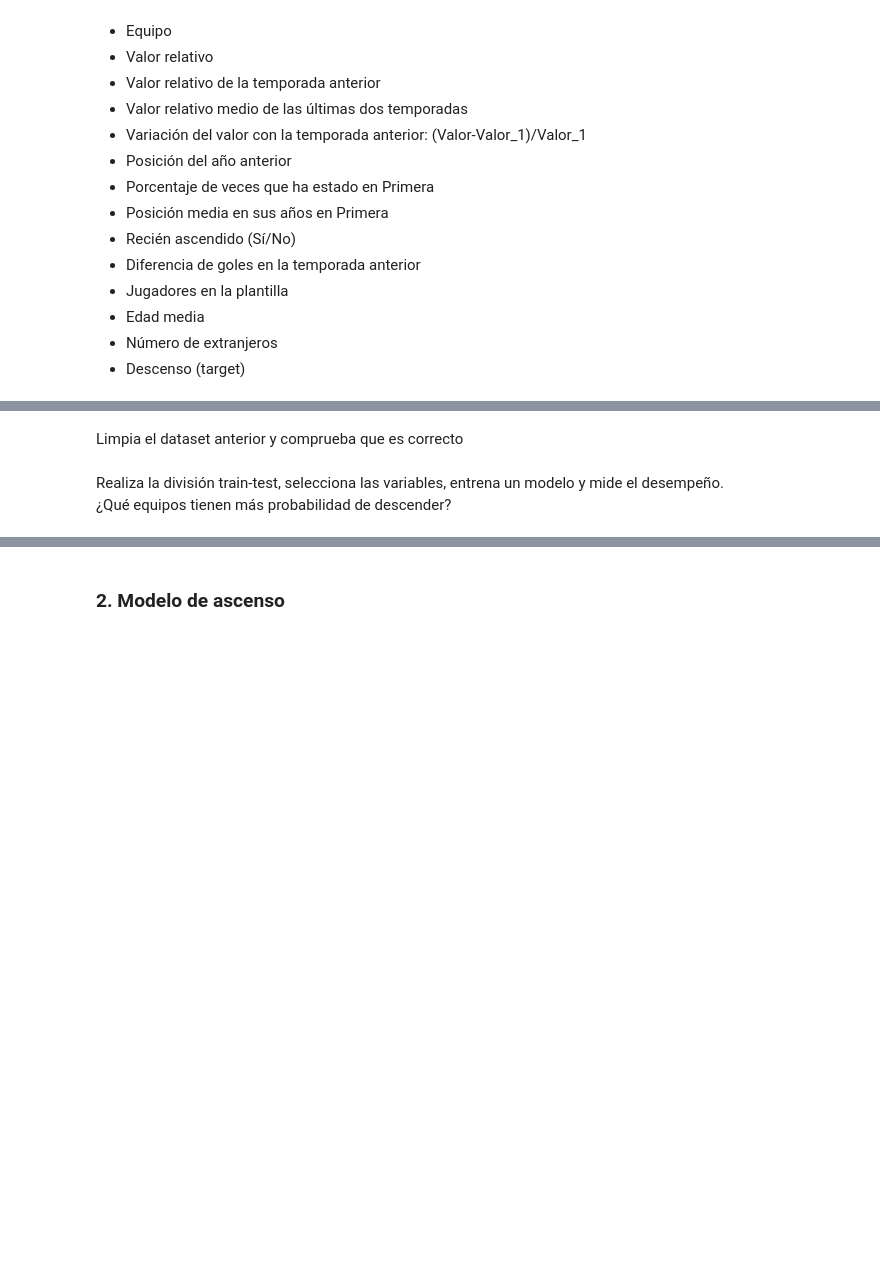
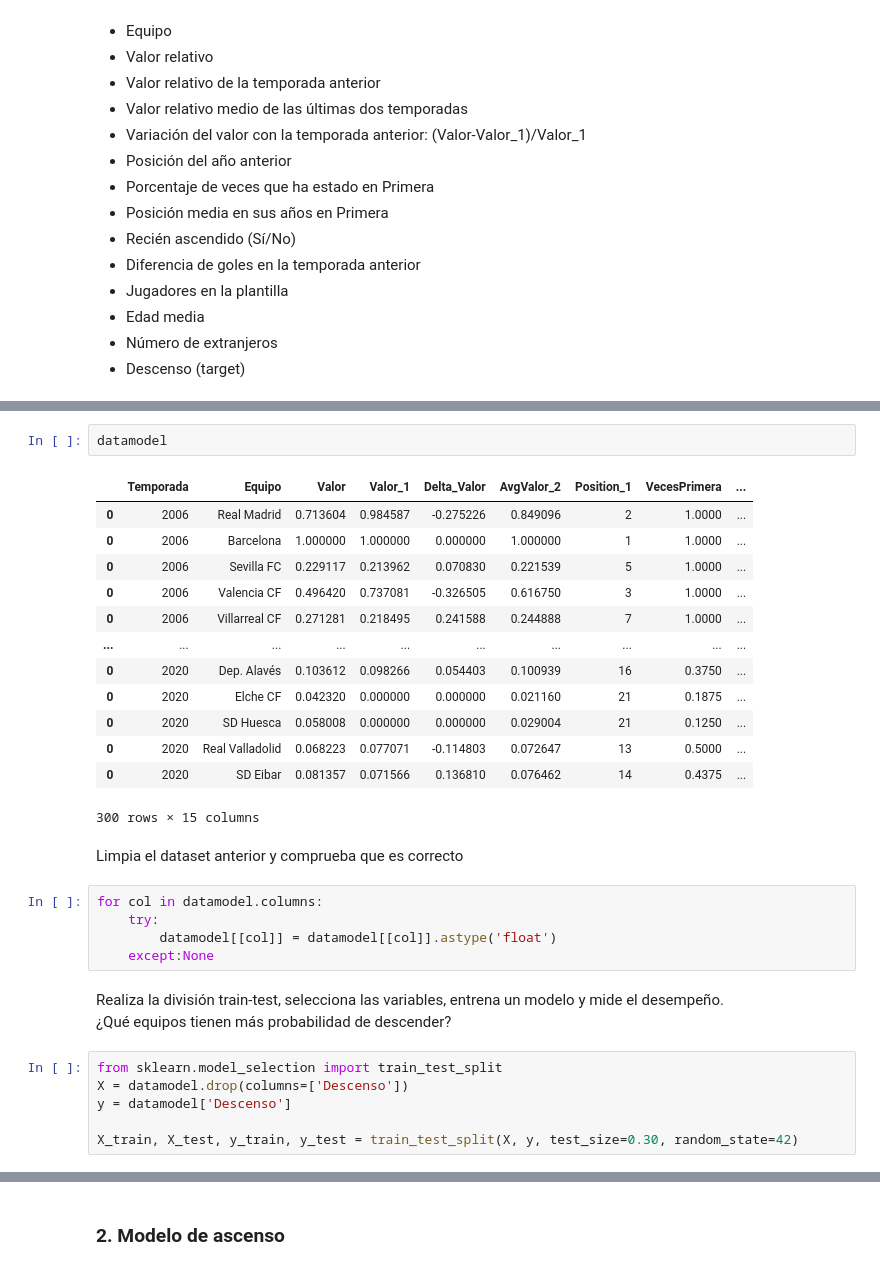
Before and after one commit to rafazamb/DS_PT_ENE21, a Jupyter notebook: 2-Machine_Learning/Casos Prácticos/Web Scraping.ipynb, the cells around one changed output, grey strips where cells are left out. Cells and saved outputs as stored; diff of their text form; blank space fills up the shorter version.

```diff
--- a/2-Machine_Learning/Casos Prácticos/Web Scraping.ipynb
+++ b/2-Machine_Learning/Casos Prácticos/Web Scraping.ipynb
@@ -300,5 +351,32 @@ Genera el dataset para implementar un modelo, con las siguientes columnas:
+# %%
+datamodel
+# %% [output]
+|  | Temporada | Equipo | Valor | Valor_1 | Delta_Valor | AvgValor_2 | Position_1 | VecesPrimera | ... |
+| 0 | 2006 | Real Madrid | 0.713604 | 0.984587 | -0.275226 | 0.849096 | 2 | 1.0000 | ... |
+| 0 | 2006 | Barcelona | 1.000000 | 1.000000 | 0.000000 | 1.000000 | 1 | 1.0000 | ... |
+| 0 | 2006 | Sevilla FC | 0.229117 | 0.213962 | 0.070830 | 0.221539 | 5 | 1.0000 | ... |
+| 0 | 2006 | Valencia CF | 0.496420 | 0.737081 | -0.326505 | 0.616750 | 3 | 1.0000 | ... |
+| 0 | 2006 | Villarreal CF | 0.271281 | 0.218495 | 0.241588 | 0.244888 | 7 | 1.0000 | ... |
+| ... | ... | ... | ... | ... | ... | ... | ... | ... | ... |
+| 0 | 2020 | Dep. Alavés | 0.103612 | 0.098266 | 0.054403 | 0.100939 | 16 | 0.3750 | ... |
+| 0 | 2020 | Elche CF | 0.042320 | 0.000000 | 0.000000 | 0.021160 | 21 | 0.1875 | ... |
+| 0 | 2020 | SD Huesca | 0.058008 | 0.000000 | 0.000000 | 0.029004 | 21 | 0.1250 | ... |
+| 0 | 2020 | Real Valladolid | 0.068223 | 0.077071 | -0.114803 | 0.072647 | 13 | 0.5000 | ... |
+| 0 | 2020 | SD Eibar | 0.081357 | 0.071566 | 0.136810 | 0.076462 | 14 | 0.4375 | ... |
+300 rows × 15 columns
 # %% [markdown]
 Limpia el dataset anterior y comprueba que es correcto
+# %%
+for col in datamodel.columns:
+    try:
+        datamodel[[col]] = datamodel[[col]].astype('float')
+    except:None
 # %% [markdown]
 Realiza la división train-test, selecciona las variables, entrena un modelo y mide el desempeño.
 ¿Qué equipos tienen más probabilidad de descender?
+# %%
+from sklearn.model_selection import train_test_split
+X = datamodel.drop(columns=['Descenso'])
+y = datamodel['Descenso']
+
+X_train, X_test, y_train, y_test = train_test_split(X, y, test_size=0.30, random_state=42)
```
Also changed, not shown: parts of 22 cells of this notebook.
